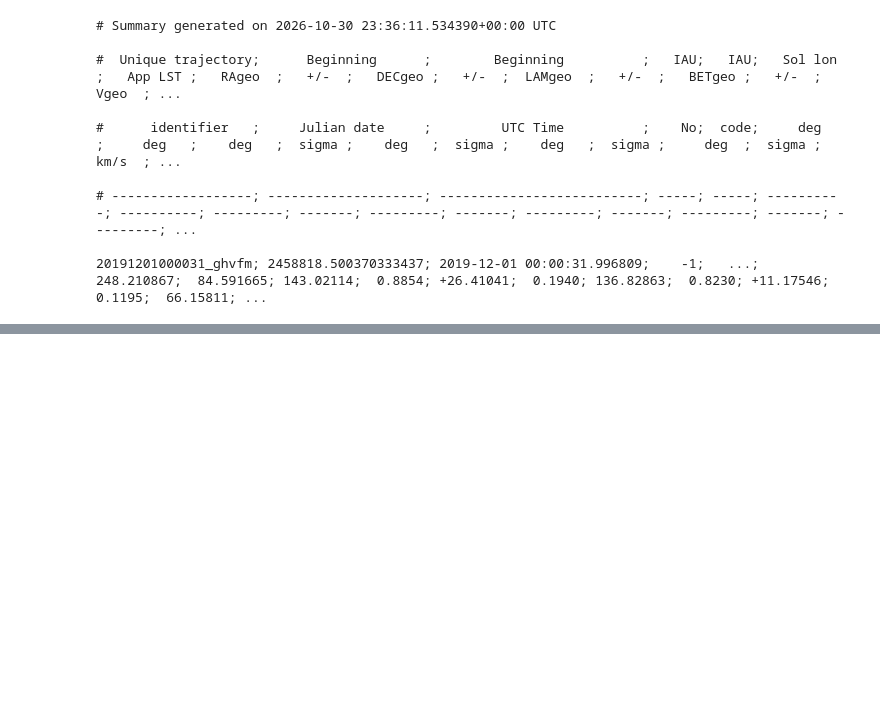
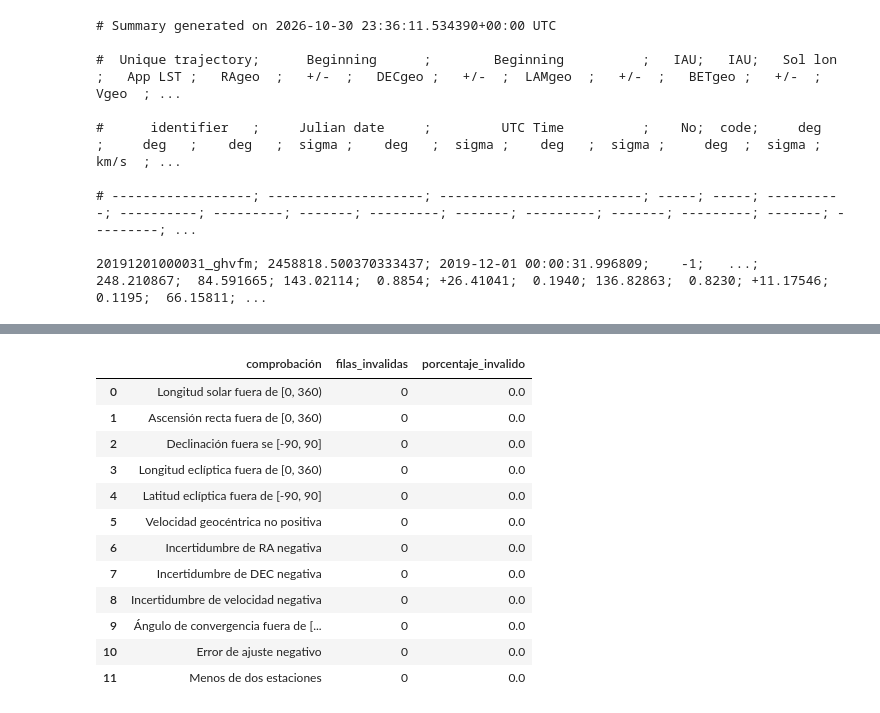
Before and after one commit to AlexBytes-23/Investigacion_geminidas, a Jupyter notebook: notebooks/01_auditoria_y_limpieza.ipynb, the cells around one changed output, grey strips where cells are left out. Saved outputs shown, nothing was run; the diff lists cells and outputs as text; code cells hidden in the pictures; blank space fills up the shorter version.

```diff
--- a/notebooks/01_auditoria_y_limpieza.ipynb
+++ b/notebooks/01_auditoria_y_limpieza.ipynb
@@ -60,0 +518,90 @@ with raw_file.open(
+# %%
+# Comprobar que las variables principales estén dentro de rangos matemáticos y físicos válidos
+
+reglas_validez = {
+    "Longitud solar fuera de [0, 360)": (
+        df["Sol lon (deg)"].ge(0)
+        & df["Sol lon (deg)"].lt(360)
+    ),
+
+    "Ascensión recta fuera de [0, 360)": (
+      df["RAgeo (deg)"].ge(0)
+      & df["RAgeo (deg)"].lt(360)
+    ),
+
+    "Declinación fuera se [-90, 90]": (
+        df["DECgeo (deg)"].between(-90,90)
+    ),
+
+    "Longitud eclíptica fuera de [0, 360)": (
+        df["LAMgeo (deg)"].ge(0)
+        & df["LAMgeo (deg)"].lt(360)
+    ),
+
+    "Latitud eclíptica fuera de [-90, 90]": (
+        df["BETgeo (deg)"].between(-90, 90)
+    ),
+
+    "Velocidad geocéntrica no positiva": (
+        df["Vgeo (km/s)"].gt(0)
+    ),
+
+    "Incertidumbre de RA negativa": (
+        df["RAgeo_sigma"].ge(0)
+    ),
+
+    "Incertidumbre de DEC negativa": (
+        df["DECgeo_sigma"].ge(0)
+    ),
+
+    "Incertidumbre de velocidad negativa": (
+        df["Vgeo_sigma"].ge(0)
+    ),
+
+    "Ángulo de convergencia fuera de [0, 180]": (
+        df["Qc (deg)"].between(0, 180)
+    ),
+
+    "Error de ajuste negativo": (
+        df["MedianFitErr (arcsec)"].ge(0)
+    ),
+
+    "Menos de dos estaciones": (
+        df["Num (stat)"].ge(2)
+    )
+}
+
+resultados_rangos = []
+
+for descripcion, mascara_valida in reglas_validez.items():
+    mascara_invalida = ~mascara_valida.fillna(False)
+    cantidad_invalida = mascara_invalida.sum()
+
+    resultados_rangos.append(
+        {
+            "comprobación": descripcion,
+            "filas_invalidas": cantidad_invalida,
+            "porcentaje_invalido": round(
+                100 * cantidad_invalida / len(df),
+                4,
+            ),
+        }
+    )
+
+auditoria_rangos = pd.DataFrame(resultados_rangos)
+
+display(auditoria_rangos)
+# %% [output]
+|  | comprobación | filas_invalidas | porcentaje_invalido |
+| 0 | Longitud solar fuera de [0, 360) | 0 | 0.0 |
+| 1 | Ascensión recta fuera de [0, 360) | 0 | 0.0 |
+| 2 | Declinación fuera se [-90, 90] | 0 | 0.0 |
+| 3 | Longitud eclíptica fuera de [0, 360) | 0 | 0.0 |
+| 4 | Latitud eclíptica fuera de [-90, 90] | 0 | 0.0 |
+| 5 | Velocidad geocéntrica no positiva | 0 | 0.0 |
+| 6 | Incertidumbre de RA negativa | 0 | 0.0 |
+| 7 | Incertidumbre de DEC negativa | 0 | 0.0 |
+| 8 | Incertidumbre de velocidad negativa | 0 | 0.0 |
+| 9 | Ángulo de convergencia fuera de [... | 0 | 0.0 |
+| 10 | Error de ajuste negativo | 0 | 0.0 |
+| 11 | Menos de dos estaciones | 0 | 0.0 |
```
Also changed, not shown: parts of 12 cells of this notebook.
